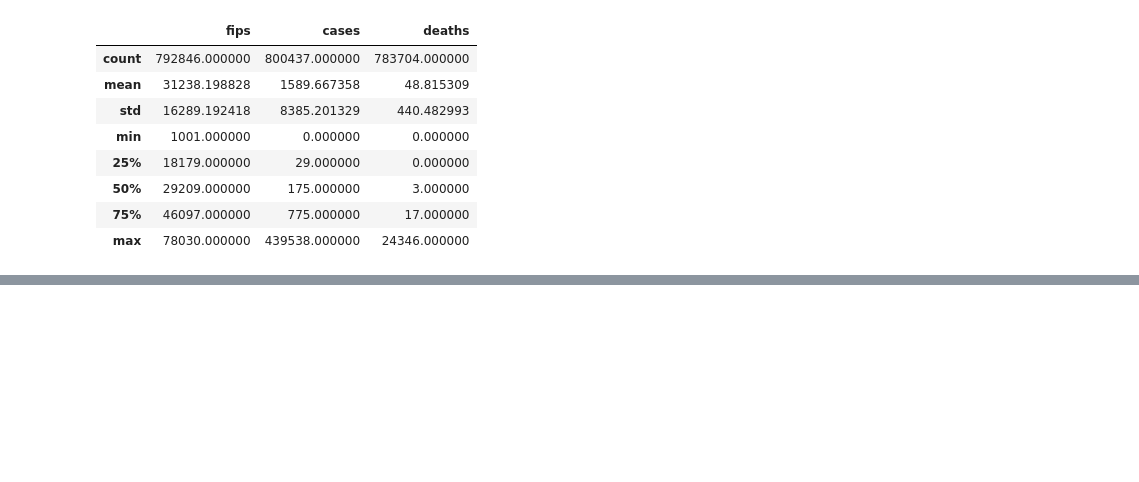
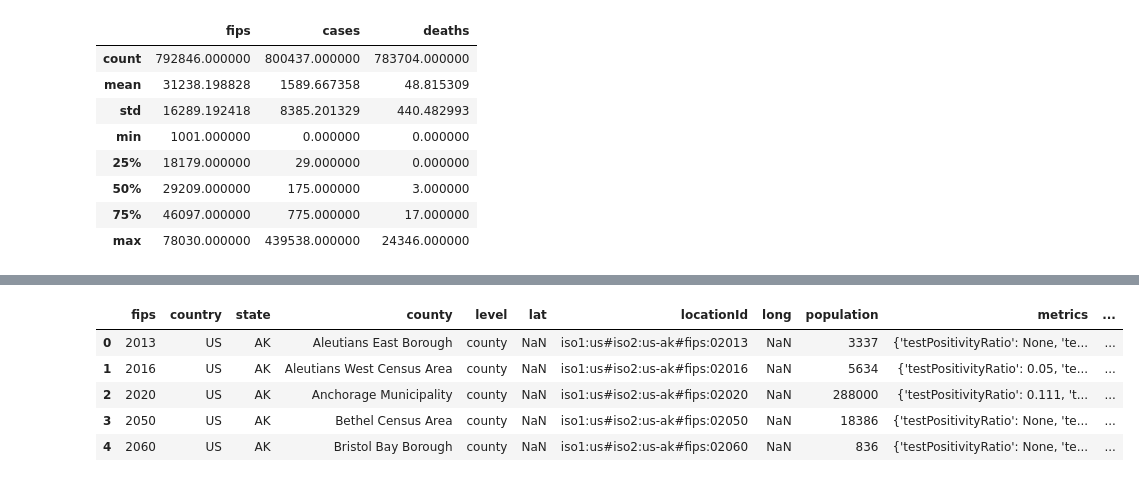
Before and after one commit to yxz674/Project2-Team3, a Jupyter notebook: main.ipynb, the cells around one changed output, grey strips where cells are left out. Cells and saved outputs as stored; diff of their text form; code cells hidden in the pictures; blank space fills up the shorter version.

```diff
--- a/cecilia.ipynb
+++ b/main.ipynb
@@ -263,2 +270,13 @@ cleaned_df
 # %%
 cleaned_df.to_csv("cleaned_df.csv", index= False)
+# %%
+json_file = r"Resources\counties.timeseries.json"
+covid_json = pd.read_json(json_file)
+covid_json.head()
+# %% [output]
+|  | fips | country | state | county | level | lat | locationId | long | population | metrics | ... |
+| 0 | 2013 | US | AK | Aleutians East Borough | county | NaN | iso1:us#iso2:us-ak#fips:02013 | NaN | 3337 | {'testPositivityRatio': None, 'te... | ... |
+| 1 | 2016 | US | AK | Aleutians West Census Area | county | NaN | iso1:us#iso2:us-ak#fips:02016 | NaN | 5634 | {'testPositivityRatio': 0.05, 'te... | ... |
+| 2 | 2020 | US | AK | Anchorage Municipality | county | NaN | iso1:us#iso2:us-ak#fips:02020 | NaN | 288000 | {'testPositivityRatio': 0.111, 't... | ... |
+| 3 | 2050 | US | AK | Bethel Census Area | county | NaN | iso1:us#iso2:us-ak#fips:02050 | NaN | 18386 | {'testPositivityRatio': None, 'te... | ... |
+| 4 | 2060 | US | AK | Bristol Bay Borough | county | NaN | iso1:us#iso2:us-ak#fips:02060 | NaN | 836 | {'testPositivityRatio': None, 'te... | ... |
```
Also changed, not shown: parts of 13 cells of this notebook, 4 other files.
